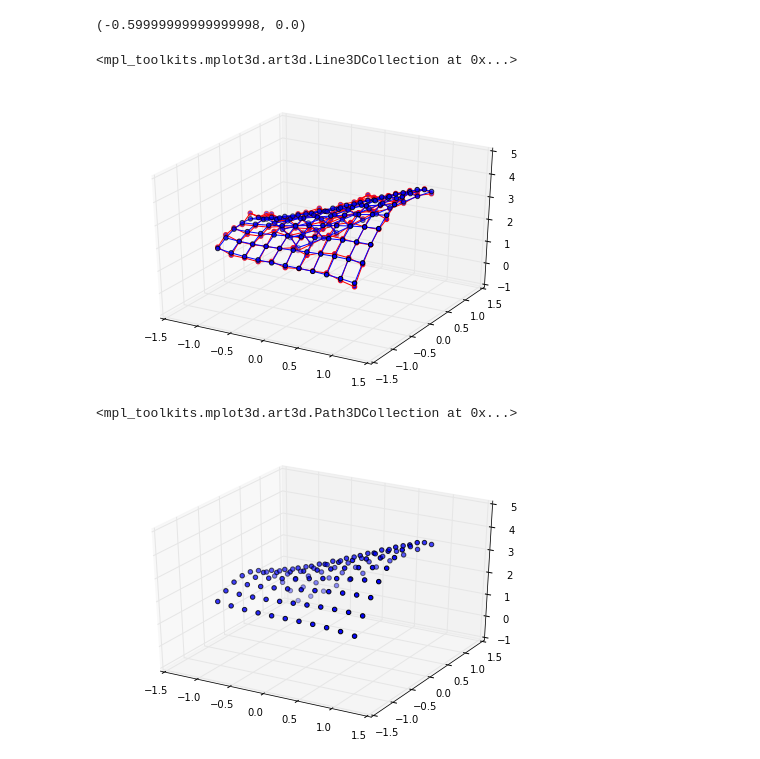
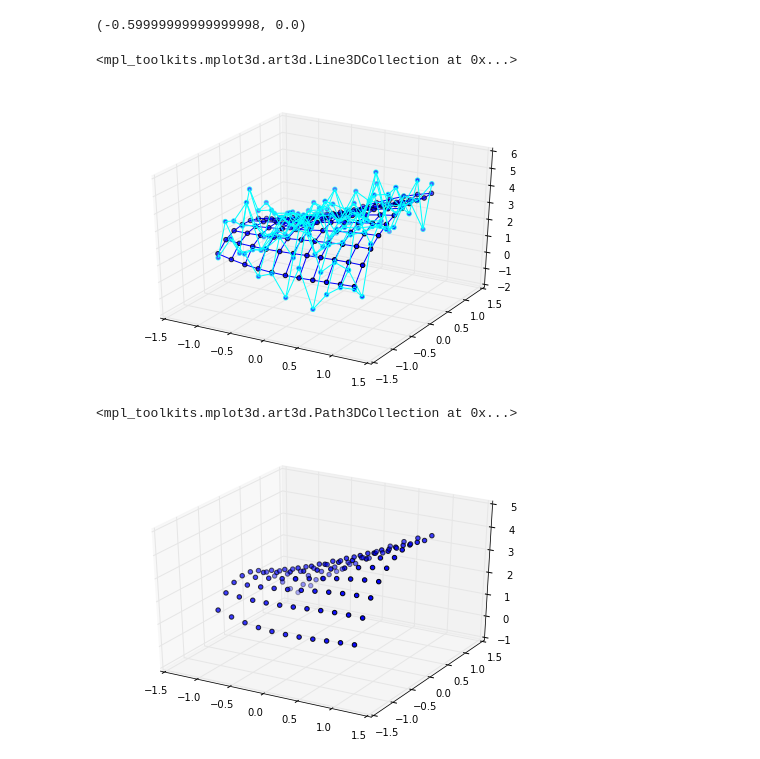
Before and after one commit to KensakuNakamura/data_analysis_practice, a Jupyter notebook: An_Implementation_Of_RidgeRegression.ipynb, the cells around one changed output. Saved outputs shown, nothing was run; the diff lists cells and outputs as text; code cells hidden in the pictures.

```diff
--- a/An_Implementation_Of_RidgeRegression.ipynb
+++ b/An_Implementation_Of_RidgeRegression.ipynb
@@ -25,12 +26,12 @@ import matplotlib.pyplot as plt
 # %%
 xy_min = -1
 xy_max = 1
-n_division = 10
+n_division = 10#100#10
 
 x = np.linspace(xy_min, xy_max, n_division+1)
 
 X=np.meshgrid(x,x)
-t=np.sin(X[0])+3*np.cos(X[1])+X[0]*X[1]
+t=np.sin(X[0])+3*np.cos(X[1])+X[0]*X[1]+np.sin(X[1])**2 *np.cos(X[0])*X[1]**(5)
 
 num_data=X[0].size
 #データ点の個数
@@ -38,7 +39,7 @@ num_data=X[0].size
 #Ｘは(n_division+1)^2個の点の集まり。
 #X[0]はx座標の集まり. X[1]はy座標の集まり。
 
-standard_deviation = .1
+standard_deviation =0.8; .1 #0.8 #0.1
 mean = .0
 normal_random_generator = np.random.normal
 #正規分布にしたがうランダムノイズを生成する。最小二乗法の前提：誤差は正規分布
@@ -57,14 +55,14 @@ X[0][i][j],X[1][i][j]
 # %%
 fig = plt.figure()
 ax = Axes3D(fig)
 ax.plot_wireframe(X[0],X[1],t) #<---ここでplot
 ax.scatter(X[0],X[1],t) #<---ここでplot
 
-ax.scatter(X[0],X[1],t_noised,color='red') #<---ここでplot
-ax.plot_wireframe(X[0],X[1],t_noised,color='red') #<---ここでplot
+ax.scatter(X[0],X[1],t_noised,color='cyan') #<---ここでplot
+ax.plot_wireframe(X[0],X[1],t_noised,color='cyan') #<---ここでplot
 # %% [output]
 <mpl_toolkits.mplot3d.art3d.Line3DCollection at 0x...>
-[figure, old version]
+[figure, new version]
 # %%
 x_array=np.reshape(X[0],np.size(X[0]))
 y_array=np.reshape(X[1],np.size(X[1]))
@@ -75,7 +74,7 @@ ax = Axes3D(fig)
 ax.scatter(x_array,y_array,t_array) #<---ここでplot
 # %% [output]
 <mpl_toolkits.mplot3d.art3d.Path3DCollection at 0x...>
-[figure, old version]
+[figure, new version]
 # %%
 phi_00 =lambda a,b : np.ones(a.shape)
 phi_10 =lambda a,b : a
```
Also changed, not shown: parts of 21 cells of this notebook.
